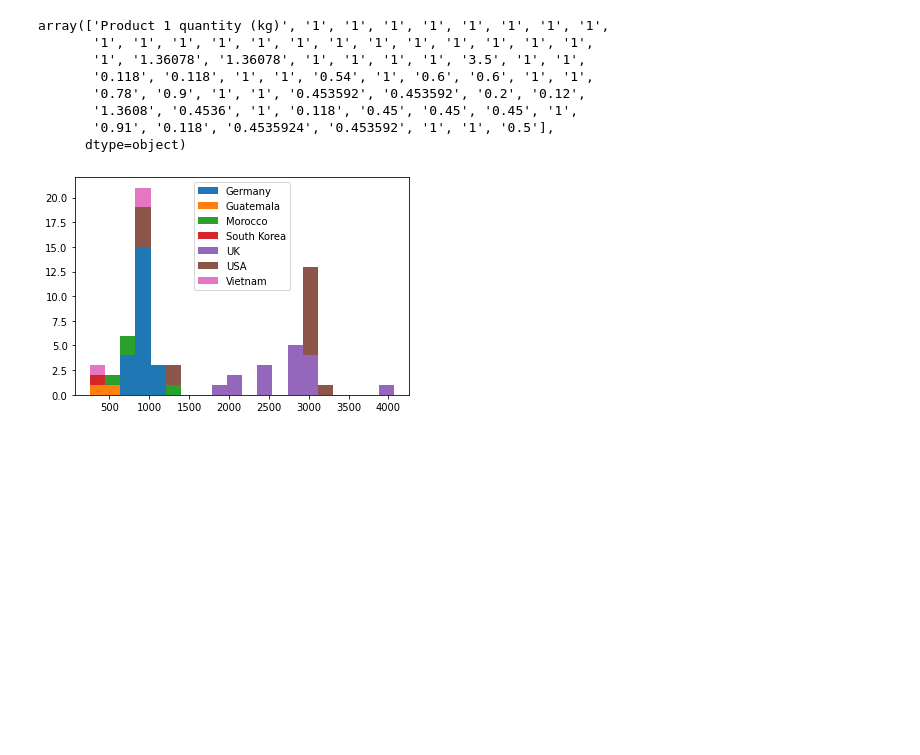
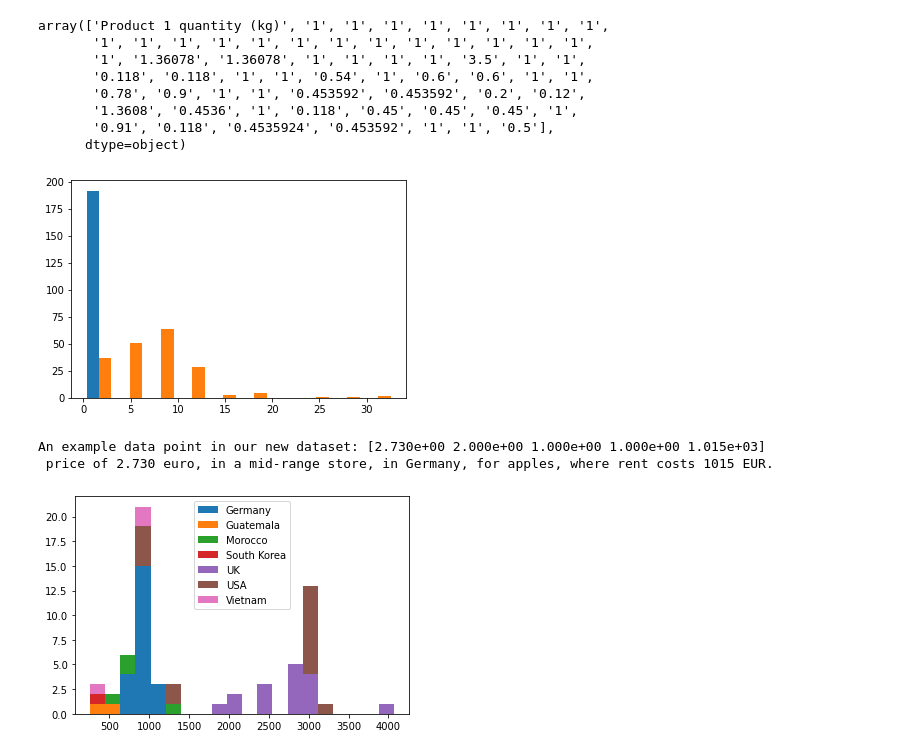
Before and after one commit to katjadellalibera/CS146, a Jupyter notebook: LBA/CS146-LBA.ipynb, the cells around one changed output. Cells and saved outputs as stored; diff of their text form; code cells hidden in the pictures; blank space fills up the shorter version.

```diff
--- a/LBA/CS146-LBA.ipynb
+++ b/LBA/CS146-LBA.ipynb
@@ -115,16 +116,21 @@ milk = np.transpose([get_normalized_price(indexes['milk0'],1),
            get_normalized_price(indexes['milk2'],1)])
 # measure butter in 100g
 butter = np.transpose([get_normalized_price(indexes['butter0'],0.1),
-           get_normalized_price(indexes['butter1'],0.25),
-           get_normalized_price(indexes['butter2'],0.25)])
+           get_normalized_price(indexes['butter1'],0.1),
+           get_normalized_price(indexes['butter2'],0.1)])
 # get 10 eggs, the common unit in Germany (so EUR)
 eggs = np.transpose([get_normalized_price(indexes['eggs0'],10),
            get_normalized_price(indexes['eggs1'],10),
            get_normalized_price(indexes['eggs2'],10)])
 # measure butter in 100g
-chicken = np.transpose([get_normalized_price(indexes['chicken0'],0.1),
-           get_normalized_price(indexes['chicken1'],0.1),
-           get_normalized_price(indexes['chicken2'],0.1)])
+chicken = np.transpose([get_normalized_price(indexes['chicken0'],1),
+           get_normalized_price(indexes['chicken1'],1),
+           get_normalized_price(indexes['chicken2'],1)])
+# %%
+plt.hist([butter.flatten(),chicken.flatten()])
+plt.show()
+# %% [output]
+[figure, added]
 # %%
 # also adjust the rent prices by country currency
 rent = []
@@ -157,3 +172,8 @@ reshaped_data = np.array([price,brand,country,product])
+# %%
+print("An example data point in our new dataset:",reshaped_data[:,4],"\n price of 2.730 euro, in a mid-range store, in Germany, for apples, where rent costs 1015 EUR.")
+# %% [output]
+An example data point in our new dataset: [2.730e+00 2.000e+00 1.000e+00 1.000e+00 1.015e+03]
+ price of 2.730 euro, in a mid-range store, in Germany, for apples, where rent costs 1015 EUR.
 # %%
 # group the rent by country
 rent_by_country = {}
```
Also changed, not shown: parts of 13 cells of this notebook, 1 other file.
